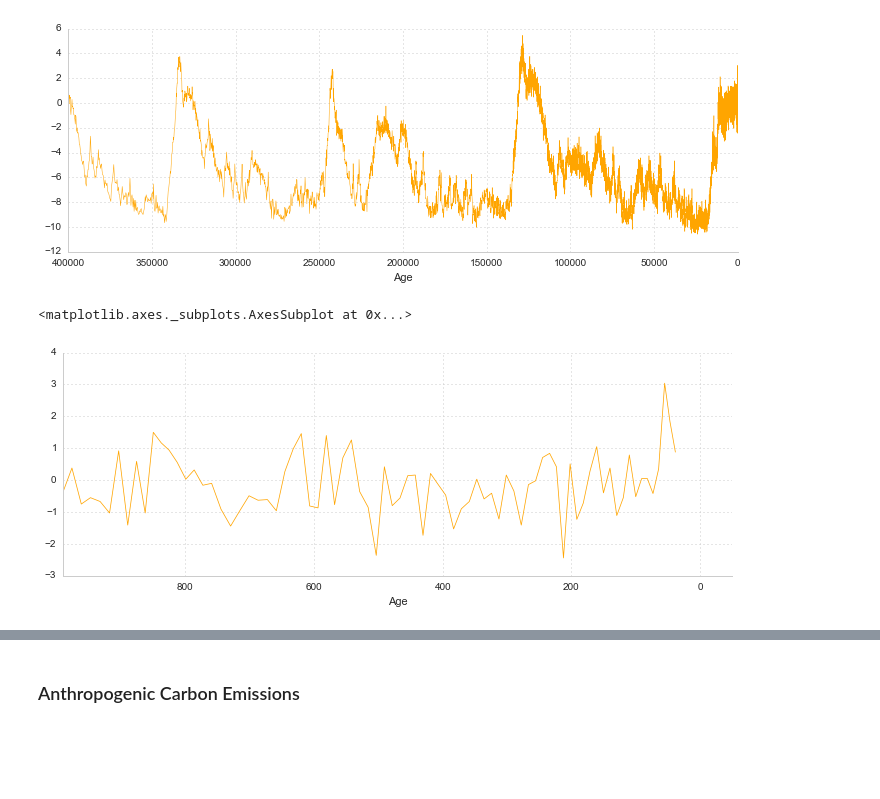
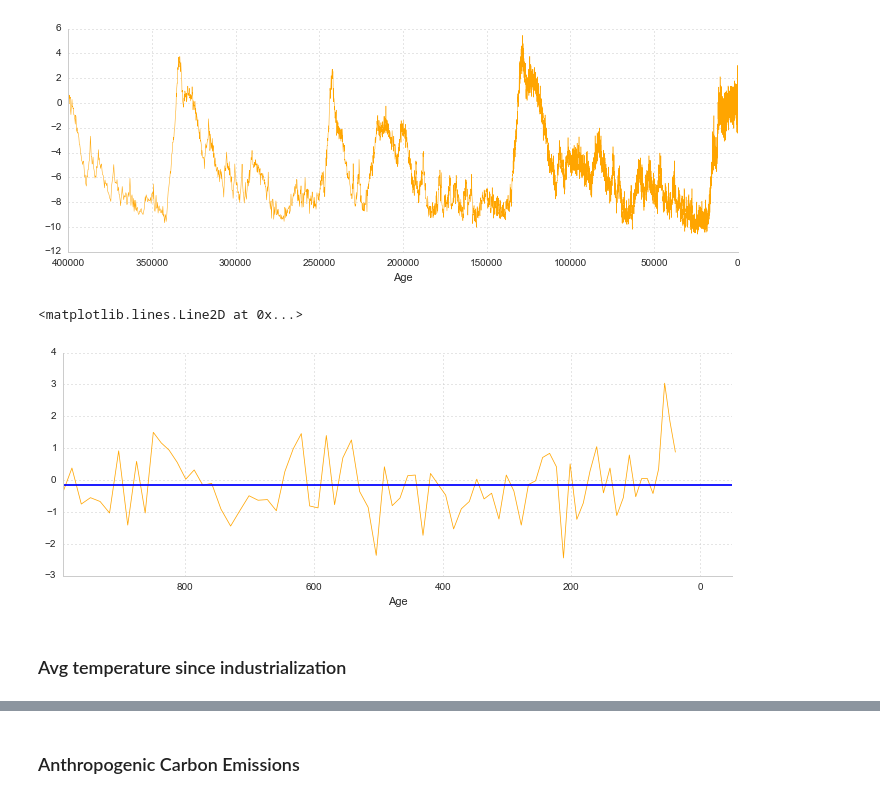
Before and after one commit to pdarche/carbon, a Jupyter notebook: notebooks/Carbon Footprint - EDA.ipynb, the cells around one changed output, grey strips where cells are left out. Cells and saved outputs as stored; diff of their text form; code cells hidden in the pictures; blank space fills up the shorter version.

```diff
--- a/notebooks/Carbon Footprint - EDA.ipynb
+++ b/notebooks/Carbon Footprint - EDA.ipynb
@@ -443,11 +447,15 @@ modify_gridlines(ax)
 # %%
 ax = plt.axes()
 sns.despine()
 modify_gridlines(ax)
 
 (historic_temp[historic_temp.Age < 1000]
     .sort_index(ascending=False)
     .Temperature.plot(figsize=(12,4), linewidth=.75, color='orange'))
+
+plt.axhline(historic_temp[historic_temp.Age < 1000].Temperature.mean())
 # %% [output]
-<matplotlib.axes._subplots.AxesSubplot at 0x...>
+<matplotlib.lines.Line2D at 0x...>
-[figure, old version]
+[figure, new version]
+# %% [markdown]
+### Avg temperature since industrialization
```
Also changed, not shown: parts of 15 cells of this notebook, 5 other files.
